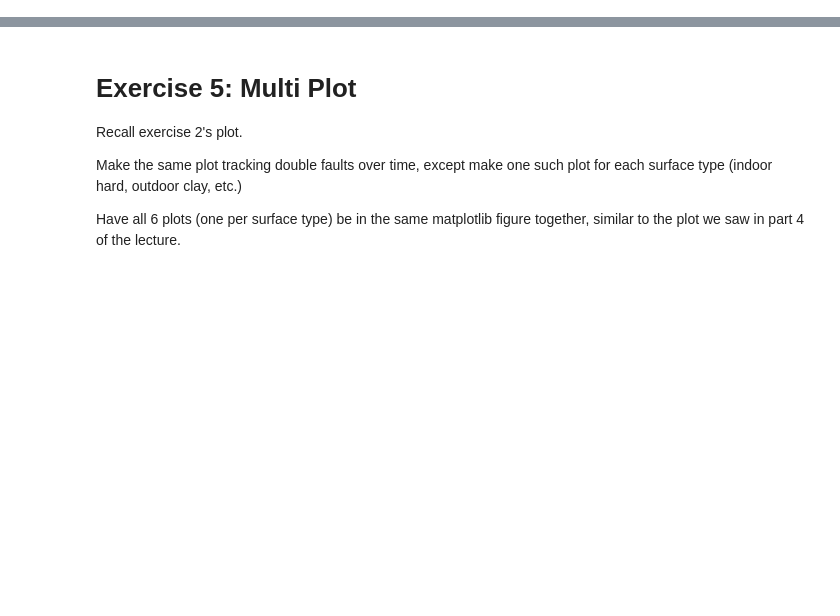
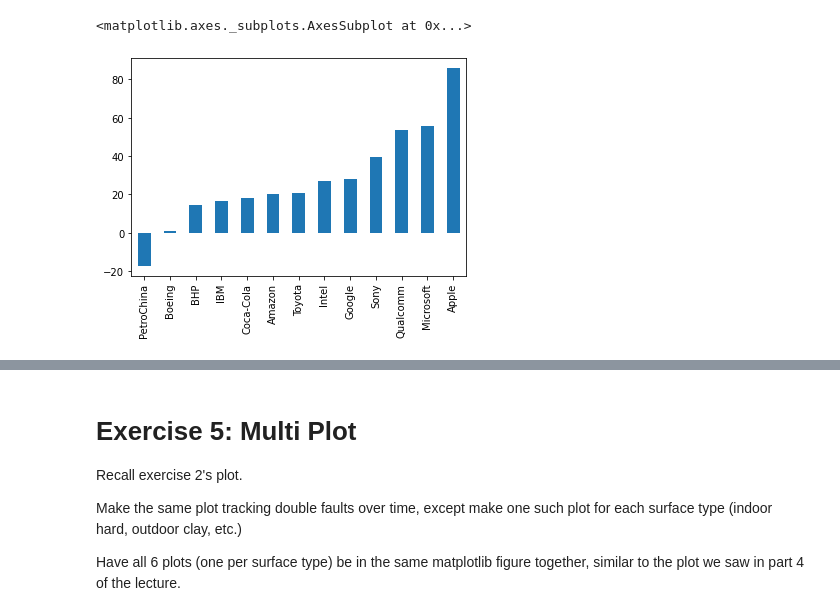
Before and after one commit to fferha/m2-2-viz, a Jupyter notebook: workshop.ipynb, the cells around one changed output, grey strips where cells are left out. Drawn from its saved outputs; the diff is of its cells as text; code cells hidden in the pictures; blank space fills up the shorter version.

```diff
--- a/workshop.ipynb
+++ b/workshop.ipynb
@@ -83,6 +125,54 @@ ticker = read_data(ticker_list)
 Complete the program to plot the result as a bar graph like this one for each:
 
 ![](pandas_share_prices.png)
+# %%
+
+ticker_list = {'INTC': 'Intel',
+               'MSFT': 'Microsoft',
+               'IBM': 'IBM',
+               'BHP': 'BHP',
+               'TM': 'Toyota',
+               'AAPL': 'Apple',
+               'AMZN': 'Amazon',
+               'BA': 'Boeing',
+               'QCOM': 'Qualcomm',
+               'KO': 'Coca-Cola',
+               'GOOG': 'Google',
+               'SNE': 'Sony',
+               'PTR': 'PetroChina'}
+# %%
+def read_data(ticker_list,
+          start=dt.datetime(2019, 1, 2),
+          end=dt.datetime(2019, 12, 31)):
+    """
+    This function reads in closing price data from Yahoo
+    for each tick in the ticker_list.
+    """
+    ticker = pd.DataFrame()
+
+    for tick in ticker_list:
+        prices = data.DataReader(tick, 'yahoo', start, end)
+        closing_prices = prices['Close']
+        ticker[tick] = closing_prices
+
+    return ticker
+
+ticker = read_data(ticker_list)
+# %%
+
+#ticker.reset_index (inplace=True)
+ticker.head(2)
+
+#get header list
+x = list(ticker_list.values())
+ticker.columns =  x
+
+((ticker.iloc[-1] - ticker.iloc[0]) / ticker.iloc[0] * 100).sort_values().plot(kind='bar')
+
+#groupby year .first or .last
+# %% [output]
+<matplotlib.axes._subplots.AxesSubplot at 0x...>
+[figure, added]
 # %% [markdown]
 # Exercise 4
 
```
Also changed, not shown: parts of 12 cells of this notebook.
